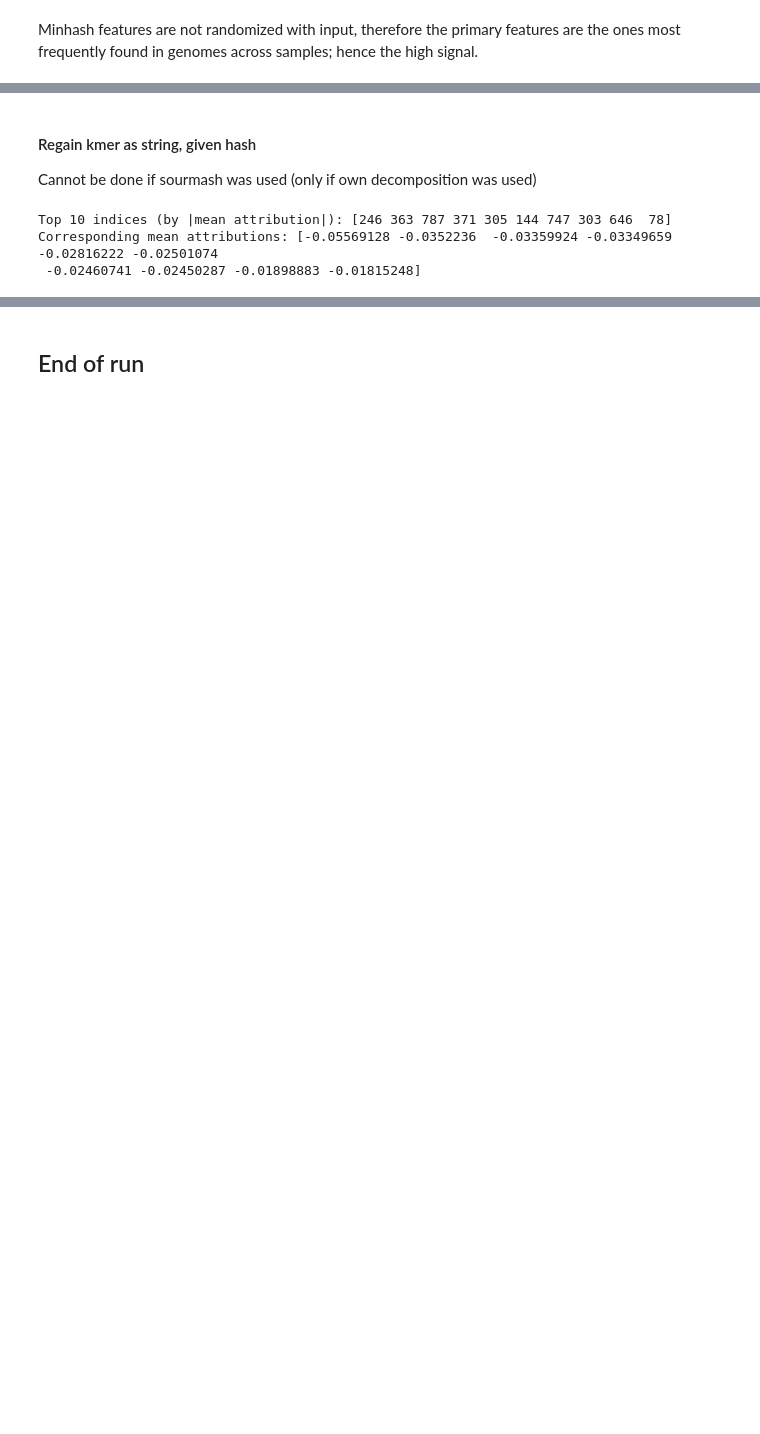
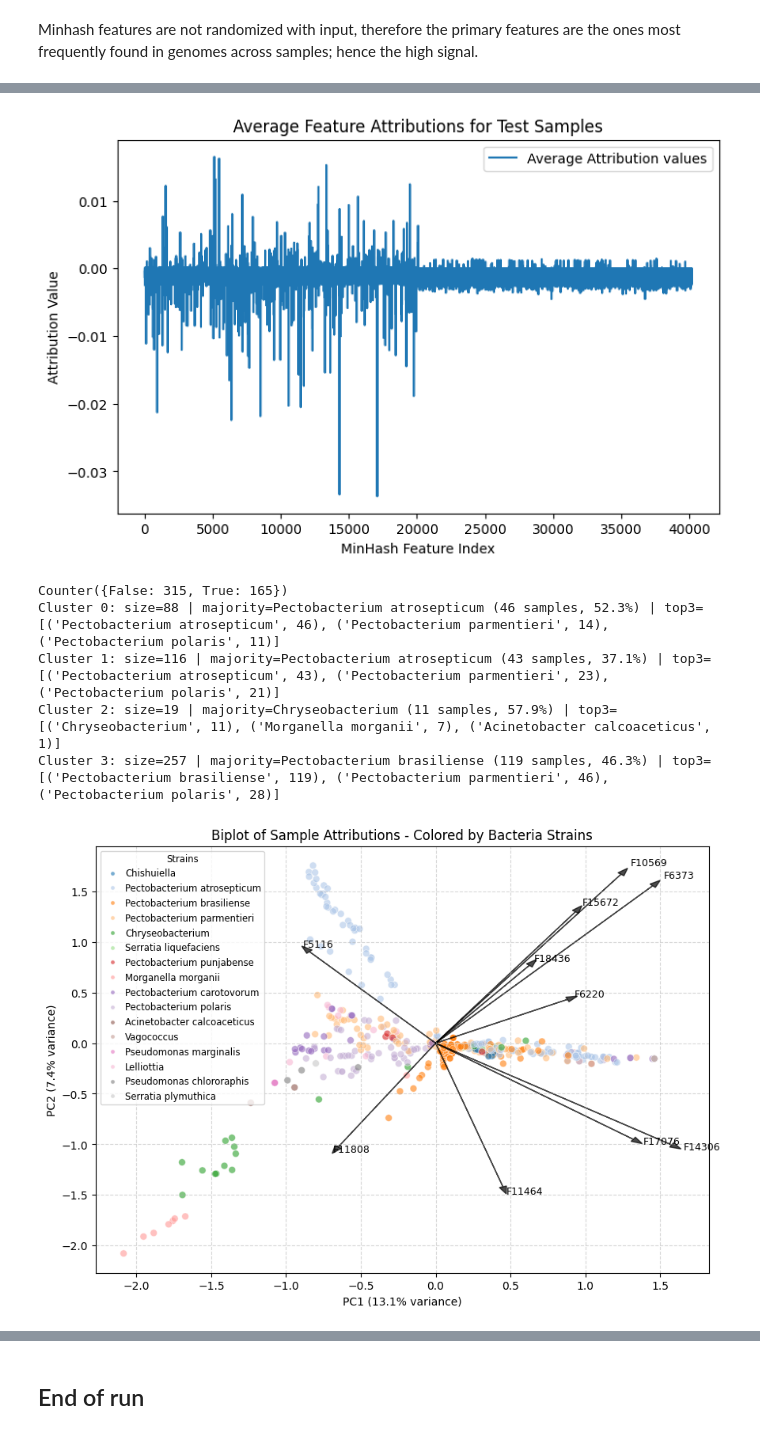
Before and after one commit to azzy72/PredictPhagePPI, a Jupyter notebook: notebooks/nn_torch.ipynb, the cells around one changed output, grey strips where cells are left out. Drawn from its saved outputs; the diff is of its cells as text; code cells hidden in the pictures; blank space fills up the shorter version.

```diff
--- a/notebooks/nn_torch.ipynb
+++ b/notebooks/nn_torch.ipynb
@@ -1412,18 +990,0 @@ Cluster 3: size=76 | majority=Pectobacterium polaris (21 samples, 27.6%) | top3=
-# %% [markdown]
-#### Regain kmer as string, given hash
-Cannot be done if sourmash was used (only if own decomposition was used)
-# %%
-# top 10 feature indexes by mean absolute attribution
-avg_attr = attributions.mean(dim=0)
-abs_avg = avg_attr.abs()
-k = min(10, abs_avg.numel())
-topk = torch.topk(abs_avg, k)
-top10_idx = topk.indices.cpu().numpy()
-top10_vals = avg_attr[top10_idx].cpu().numpy()
-
-print("Top 10 indices (by |mean attribution|):", top10_idx)
-print("Corresponding mean attributions:", top10_vals)
-# %% [output]
-Top 10 indices (by |mean attribution|): [246 363 787 371 305 144 747 303 646  78]
-Corresponding mean attributions: [-0.05569128 -0.0352236  -0.03359924 -0.03349659 -0.02816222 -0.02501074
- -0.02460741 -0.02450287 -0.01898883 -0.01815248]
@@ -1451,0 +991,28 @@ if not sourmash_used:
+# %%
+#if sourmash_used: # OHE fails in memory
+from analysis import FeatureImportance
+fi = FeatureImportance(model, outdir, metadata_test, id_lookup_bact, host_range_data, raw_data_path, data_prod_path, TS = True, logging = logging)
+fi.compute_importance(X_test_t, target=0, delta=True)
+fi.plot_attributions()
+fi.plot_PCA(color_samples_by="bacteria")
+fi.plot_PCA(color_samples_by="phage")
+fi.plot_PCA(color_samples_by="interaction")
+
+# Do the attributions concur across samples?
+fi.plot_attributions_PCA_clusters()
+
+# Regain kmer as string, given encoding
+try:
+    fi.regain_kmers(k=k, sourmash=sourmash_used, top_n=10)
+    fi.plot_top_kmers(sourmash=sourmash_used, top_n=10)
+except Exception as e:
+    print(f"Error during k-mer regaining: {e}")
+    traceback.print_exc()
+# %% [output]
+[figure, added]
+Counter({False: 315, True: 165})
+Cluster 0: size=88 | majority=Pectobacterium atrosepticum (46 samples, 52.3%) | top3=[('Pectobacterium atrosepticum', 46), ('Pectobacterium parmentieri', 14), ('Pectobacterium polaris', 11)]
+Cluster 1: size=116 | majority=Pectobacterium atrosepticum (43 samples, 37.1%) | top3=[('Pectobacterium atrosepticum', 43), ('Pectobacterium parmentieri', 23), ('Pectobacterium polaris', 21)]
+Cluster 2: size=19 | majority=Chryseobacterium (11 samples, 57.9%) | top3=[('Chryseobacterium', 11), ('Morganella morganii', 7), ('Acinetobacter calcoaceticus', 1)]
+Cluster 3: size=257 | majority=Pectobacterium brasiliense (119 samples, 46.3%) | top3=[('Pectobacterium brasiliense', 119), ('Pectobacterium parmentieri', 46), ('Pectobacterium polaris', 28)]
+[figure, added]
```
Also changed, not shown: parts of 48 cells of this notebook, 3 other files.
